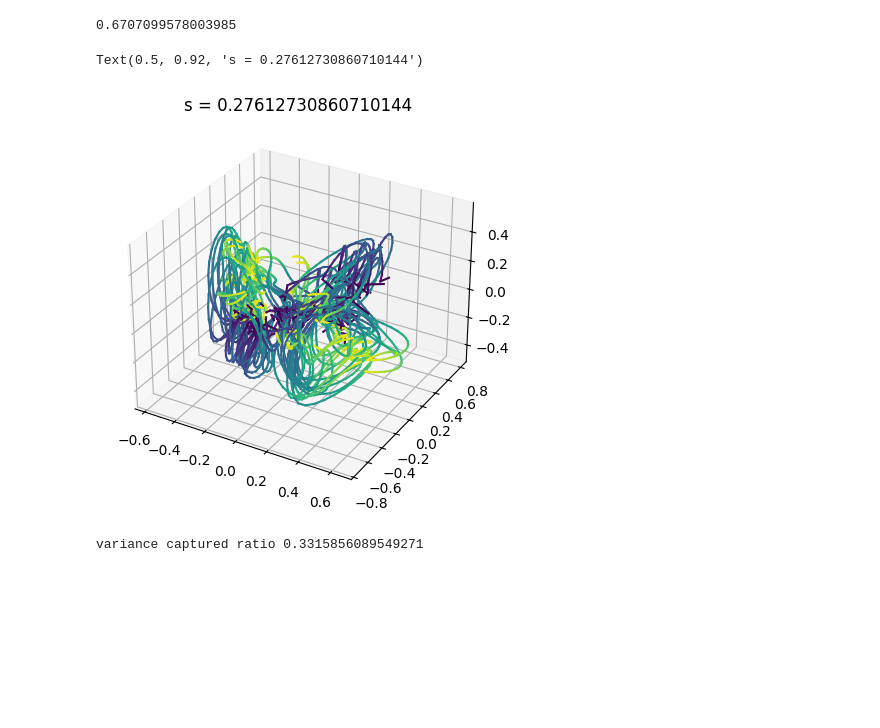
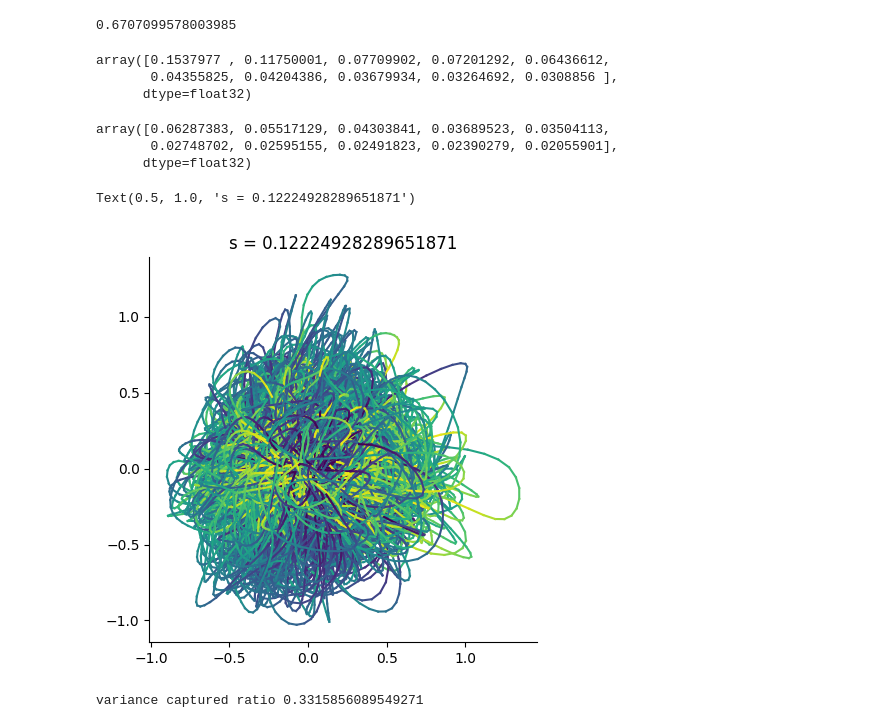
Before and after one commit to ArielleRosinski/SCA_project, a Jupyter notebook: MC_Maze/MC_Maze_final.ipynb, the cells around one changed output. Cells and saved outputs as stored; diff of their text form; code cells hidden in the pictures; blank space fills up the shorter version.

Commit message:
var explained spikes

```diff
--- a/MC_Maze/MC_Maze_final.ipynb
+++ b/MC_Maze/MC_Maze_final.ipynb
@@ -105,4 +105,16 @@ array([0.1537977 , 0.2712977 , 0.34839672, 0.42040962, 0.48477575,
 var_explained(X_pca, PCs.T)
 # %% [output]
 0.6707099578003985
+# %%
+np.load(f'/Users/ariellerosinski/My Drive/Cambridge/Project/outputs/kernel_SCA/MC_Maze_3_7_2024/pca_psth/var_explained.npy')
+# %% [output]
+array([0.1537977 , 0.11750001, 0.07709902, 0.07201292, 0.06436612,
+       0.04355825, 0.04204386, 0.03679934, 0.03264692, 0.0308856 ],
+      dtype=float32)
+# %%
+pca_variance_captured
+# %% [output]
+array([0.06287383, 0.05517129, 0.04303841, 0.03689523, 0.03504113,
+       0.02748702, 0.02595155, 0.02491823, 0.02390279, 0.02055901],
+      dtype=float32)
 # %%
@@ -110,30 +122,30 @@ np.save(f'/Users/ariellerosinski/My Drive/Cambridge/Project/outputs/kernel_SCA/M
 # %%
-X_pca = np.load("/Users/ariellerosinski/My Drive/Cambridge/Project/datasets/MC_Maze/psth.npy").swapaxes(1,2)
+#X_pca = np.load("/Users/ariellerosinski/My Drive/Cambridge/Project/datasets/MC_Maze/psth.npy").swapaxes(1,2)
 #X_pca = np.load("/Users/ariellerosinski/My Drive/Cambridge/Project/datasets/Churchland/churchland.npy") #.swapaxes(1,2)
 #X_pca = np.load("/Users/ariellerosinski/My Drive/Cambridge/Project/datasets/MC_Maze/behaviour/aug_behaviour.npy")
-#X_pca = np.load('/Users/ariellerosinski/My Drive/Cambridge/Project/datasets/MC_Maze/train_spksmth.npy').swapaxes(1,2)
+X_pca = np.load('/Users/ariellerosinski/My Drive/Cambridge/Project/datasets/MC_Maze/train_spksmth.npy').swapaxes(1,2)
 K, N, T = X_pca.shape
 #X_pca, _ = pre_processing(X_pca, soft_normalize='max', pca=False, center=True)
 X_pca, _ = pre_processing(X_pca, soft_normalize=None, pca=False, center=True)
 X_reshaped = X_pca.swapaxes(1,2).reshape(-1, N)
 
 num_pcs = 10
 pca = PCA(num_pcs)
 Y_pca = pca.fit(X_reshaped).transform(X_reshaped) #train, test
 PCs = pca.components_
 Y_pca = Y_pca.reshape(K, T, num_pcs).swapaxes(1,2) #split
 pca_variance_captured = pca.explained_variance_ratio_
 
-plot_3D(Y_pca)
+plot_2D(Y_pca)
 plt.title(f's = {compute_S_all_pairs(jnp.array(Y_pca))}')
 #plt.title(f"pca {var_explained(X_pca, PCs.T):.2f}")
 #np.save(f'/Users/ariellerosinski/My Drive/Cambridge/Project/outputs/kernel_SCA/MC_Maze_3_7_2024/pca_spikes/Y_pca_{num_pcs}d', Y_pca)
 
 
 #np.save(f'/Users/ariellerosinski/My Drive/Cambridge/Project/outputs/kernel_SCA/MC_Maze_3_7_2024/pca_psth/var_explained', pca_variance_captured)
 # %% [output]
-Text(0.5, 0.92, 's = 0.27612730860710144')
+Text(0.5, 1.0, 's = 0.12224928289651871')
-[figure, old version]
+[figure, new version]
 # %%
 """ jPCA """
 #X = np.load('/Users/ariellerosinski/My Drive/Cambridge/Project/datasets/MC_Maze/train_spksmth.npy').swapaxes(1,2)
```
Also changed, not shown: parts of 1 cell of this notebook, 10 other files.
